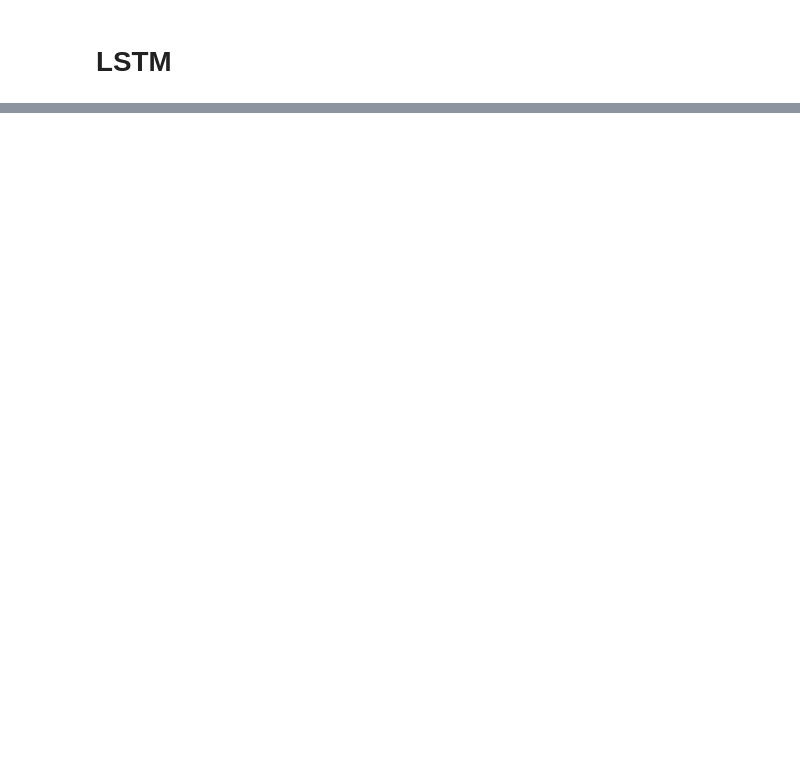
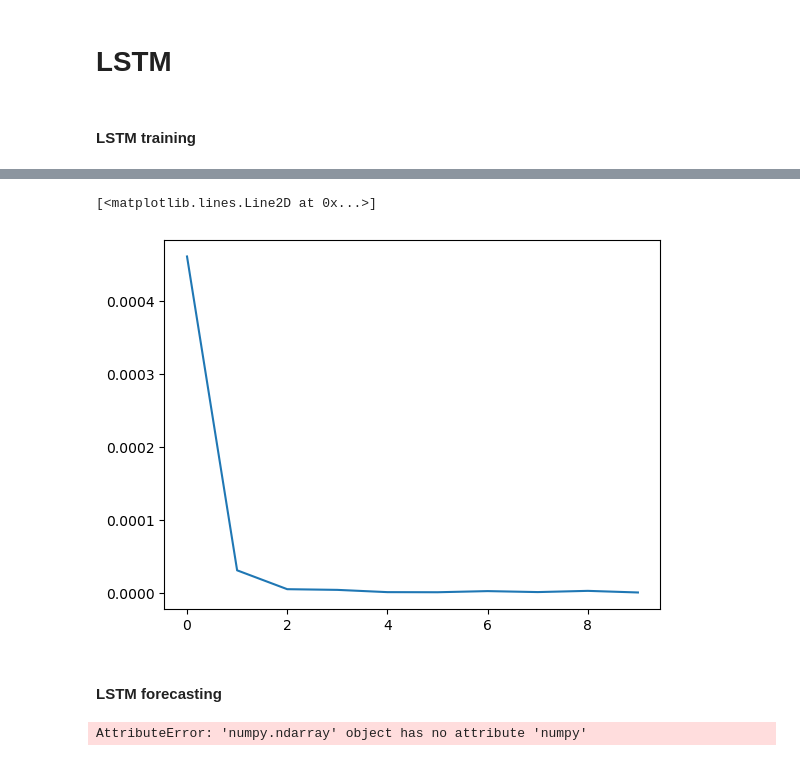
Before and after one commit to dormoyi/Cancer_Optimal_Treatment_Policy, a Jupyter notebook: tabular_method.ipynb, the cells around one changed output, grey strips where cells are left out. Drawn from its saved outputs; the diff is of its cells as text; code cells hidden in the pictures; blank space fills up the shorter version.

```diff
--- a/tabular_method.ipynb
+++ b/tabular_method.ipynb
@@ -118,5 +235,7 @@ plt.show()
 # %% [markdown]
 # LSTM
+# %% [markdown]
+#### LSTM training
 # %%
 import torch
 import torch.nn as nn
@@ -124,16 +243,20 @@ import torch.optim as optim
 from torch.utils.data import DataLoader, TensorDataset
 
 # Assuming you have already processed your data into tensors
-cancer_volume = results['training_data']['cancer_volume']
-chemo_dosage = results['training_data']['chemo_dosage']
-radiation_dosage = results['training_data']['radio_dosage']
-patient_type = results['training_data']['patient_types']
+cancer_volume = torch.Tensor(results['training_data']['cancer_volume'])
+chemo_application = torch.Tensor(results['training_data']['chemo_application'])
+radiation_application = torch.Tensor(results['training_data']['radio_application'])
+patient_type = torch.Tensor(results['training_data']['patient_types']).repeat(radiation_application.shape[1], 1).transpose(0, 1)
+
+# normalize cancer_volume
+mn = cancer_volume.mean().mean()
+mx = cancer_volume.max().max()
+cancer_volume = (cancer_volume - mn) / (mx - mn)
 
 # Concatenate the covariates along the feature dimension
-covariates = torch.stack([chemo_dosage, radiation_dosage, patient_type], dim=2)
+all_data = torch.stack([cancer_volume, chemo_application, radiation_application, patient_type], dim=2)
+print(all_data.shape)
 
-# Combine all the data into a single tensor
-all_data = torch.stack([cancer_volume, covariates], dim=2)
 
 # Define the LSTM model
 class LSTMModel(nn.Module):
@@ -141,14 +264,18 @@ class LSTMModel(nn.Module):
         super(LSTMModel, self).__init__()
         self.lstm = nn.LSTM(input_size=input_size, hidden_size=hidden_size, num_layers=num_layers, batch_first=True)
         self.fc = nn.Linear(hidden_size, output_size)
+        self.relu = nn.LeakyReLU()
+        self.relu = nn.GELU()
+
 
     def forward(self, x):
         lstm_out, _ = self.lstm(x)
-        output = self.fc(lstm_out[:, -1, :])  # Take the output from the last time step
+        output = self.fc(lstm_out[:, :, :])  # Take the output from the last time step
+        # output = self.relu(output)
         return output
 
 # Set hyperparameters
-input_size = 4  # cancer_volume + chemo_dosage + radiation_dosage + patient_type
+input_size = 4  # cancer_volume + chemo_application + radiation_application + patient_type
 hidden_size = 64
 num_layers = 2
 output_size = 1  # Predicting cancer_volume
@@ -157,10 +284,6 @@ output_size = 1  # Predicting cancer_volume
 model = LSTMModel(input_size, hidden_size, num_layers, output_size)
 criterion = nn.MSELoss()
 optimizer = optim.Adam(model.parameters(), lr=0.001)
-
-# Convert data to PyTorch tensors
-all_data = torch.FloatTensor(all_data)
-cancer_volume = torch.FloatTensor(cancer_volume)
 
 # Define the DataLoader
 dataset = TensorDataset(all_data, cancer_volume)
@@ -180,4 +303,6 @@ for epoch in range(num_epochs):
 
     print(f'Epoch {epoch+1}/{num_epochs}, Loss: {loss.item()}')
     losses.append(loss.item())
+
+plt.plot(losses)
 # %% [output]
@@ -184,0 +320,8 @@ NameError: name 'results' is not defined
+[<matplotlib.lines.Line2D at 0x...>]
+[figure, added]
+# %% [markdown]
+#### LSTM forecasting
+# %%
+mx, mn = mx.numpy(), mn.numpy()
+# %% [output]
+AttributeError: 'numpy.ndarray' object has no attribute 'numpy'
```
Also changed, not shown: parts of 20 cells of this notebook, 28 other files.
